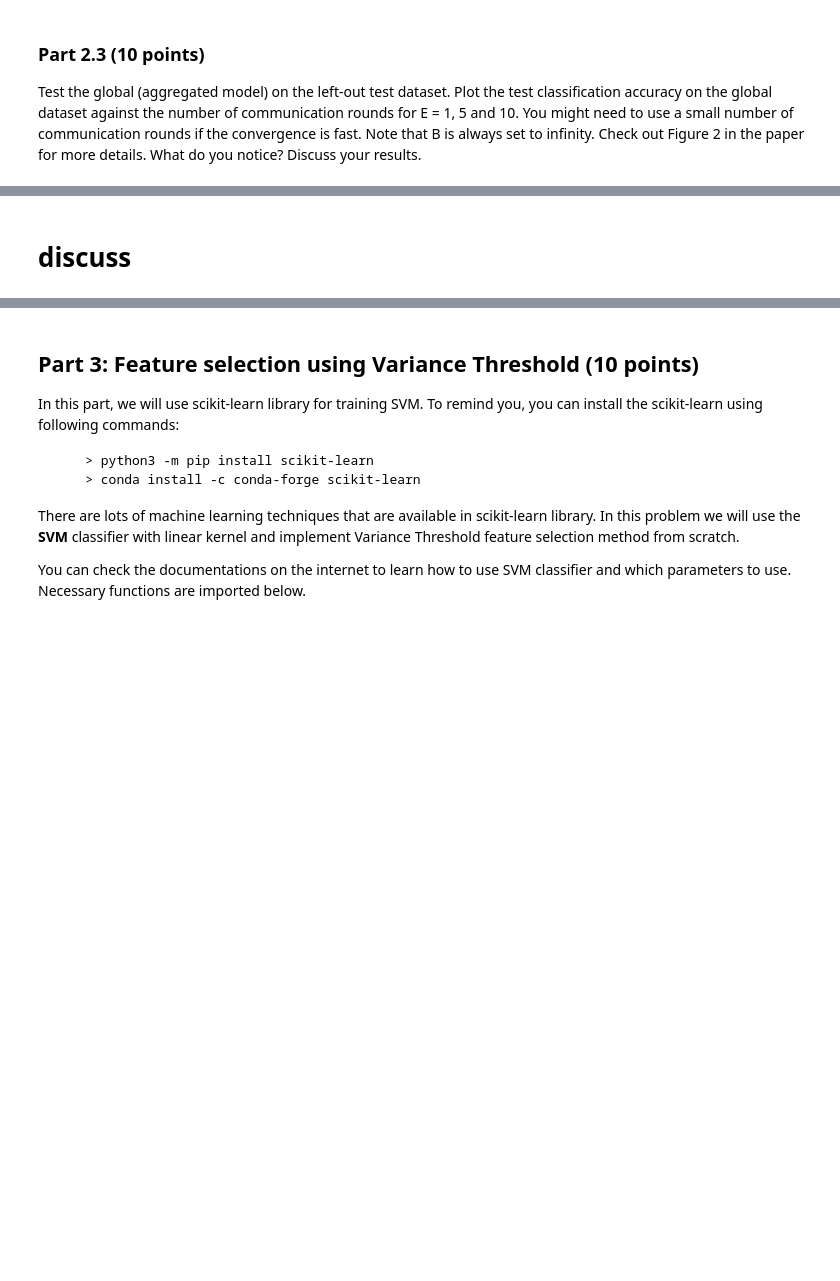
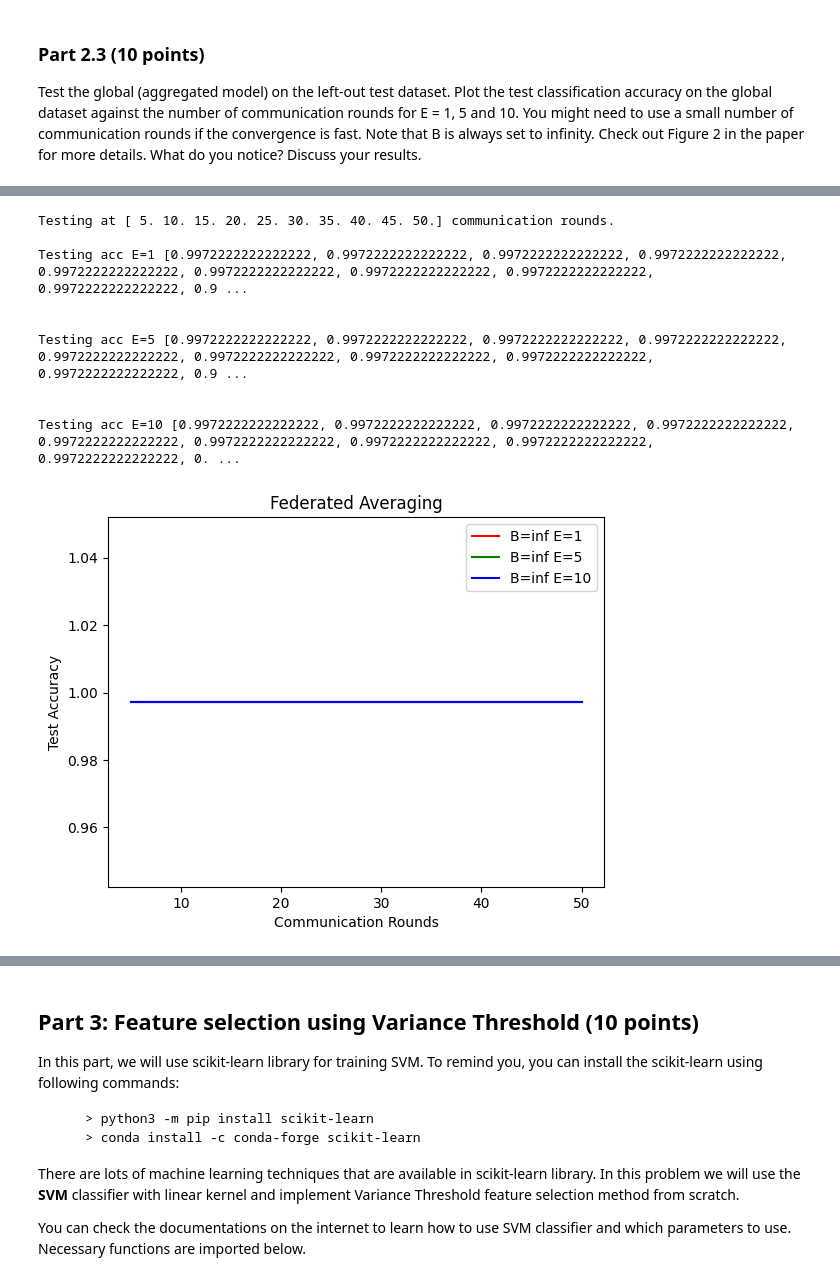
Before and after one commit to feyza-droid/ml_hw3, a Jupyter notebook: HW3_Template.ipynb, the cells around one changed output, grey strips where cells are left out. Drawn from its saved outputs; the diff is of its cells as text; code cells hidden in the pictures; blank space fills up the shorter version.

```diff
--- a/HW3_Template.ipynb
+++ b/HW3_Template.ipynb
@@ -116,23 +116,19 @@ A simple example code of the logistic classifier using softmax loss is included
 def sigmoid(x):
     return 1/ (1 + np.exp(-x))
 
-# TODO: check softmax loss definition,
-# TODO: check the correctness, look at the book
-def calculate_grad(X,y,w): # gradient of the loss function least square cost by using sigmoid(xw + b)
-    pred = sigmoid(np.dot(X, w))
-    error = pred - y
-    temp = np.multiply(error, pred)
-    temp = np.multiply(temp, (1 - pred))
-    temp = np.dot(X.T, temp)
-    grad = 2 * temp # ?
+def calculate_grad(X, y, w): # gradient of the loss function least square cost by using sigmoid(xw + b)
+    s = sigmoid(-y * (X @ w))
+    grad = -X.T @ (s * y)
+    grad = np.mean(grad, axis=1, keepdims=True) # mean error across samples
     return grad
 
-def client_update(X, y, k, w, E):
-    alpha = 10**-2
+def client_update(k, w, E): # this is designed for B equals infinity (select all training data of that client)
+    alpha = 10**-2 # learning rate
+    X = client_data_reduced[k] # kth client can only see the kth data
+    y = client_label[k] # kth client can only see the kth labels
 
     for epoch in range(E):
         grad = calculate_grad(X,y,w) # gradient of the loss function wrt to w
-        grad = np.mean(grad, axis=1, keepdims=True) # stochastic gradient descent
         w = w - alpha * grad # update rule of gradient descent
 
     return w
@@ -245,2 +199,34 @@ acc_list3 ['0.33', '0.25', '0.24', '0.25', '0.32']
-# %% [markdown]
-# discuss
+# %%
+np.random.seed(2) # to make sure initial weights are same for each run, for reproducibility guarantee
+
+K = 20 # number of clients
+number_of_pca_dim = 2 # number of new projected features of the data
+
+max_round = 50 # Communication Rounds a.k.a number of update of weights in the server
+test_every_round = 5 # when to test of the weights of the server
+x_axis = np.linspace(test_every_round, max_round, int(max_round/test_every_round))
+print(f"Testing at {x_axis} communication rounds.")
+
+E_list = [1, 5, 10] # number of local epochs
+color_list = ["-r", "-g", "-b"]
+for E, c in zip(E_list, color_list):
+    acc_list = federated_averaging(K, E, number_of_pca_dim, max_round, test_every_round)
+    plt.plot(x_axis, acc_list, c, label=f"B=inf E={E}")
+    print(f"\nTesting acc E={E} {acc_list}\n")
+
+plt.xlabel('Communication Rounds')
+plt.ylabel('Test Accuracy')
+plt.title('Federated Averaging')
+plt.legend()
+plt.show()
+# %% [output]
+Testing at [ 5. 10. 15. 20. 25. 30. 35. 40. 45. 50.] communication rounds.
+
+Testing acc E=1 [0.9972222222222222, 0.9972222222222222, 0.9972222222222222, 0.9972222222222222, 0.9972222222222222, 0.9972222222222222, 0.9972222222222222, 0.9972222222222222, 0.9972222222222222, 0.9 ...
+
+
+Testing acc E=5 [0.9972222222222222, 0.9972222222222222, 0.9972222222222222, 0.9972222222222222, 0.9972222222222222, 0.9972222222222222, 0.9972222222222222, 0.9972222222222222, 0.9972222222222222, 0.9 ...
+
+
+Testing acc E=10 [0.9972222222222222, 0.9972222222222222, 0.9972222222222222, 0.9972222222222222, 0.9972222222222222, 0.9972222222222222, 0.9972222222222222, 0.9972222222222222, 0.9972222222222222, 0. ...
+[figure, added]
```
Also changed, not shown: parts of 5 cells of this notebook.
